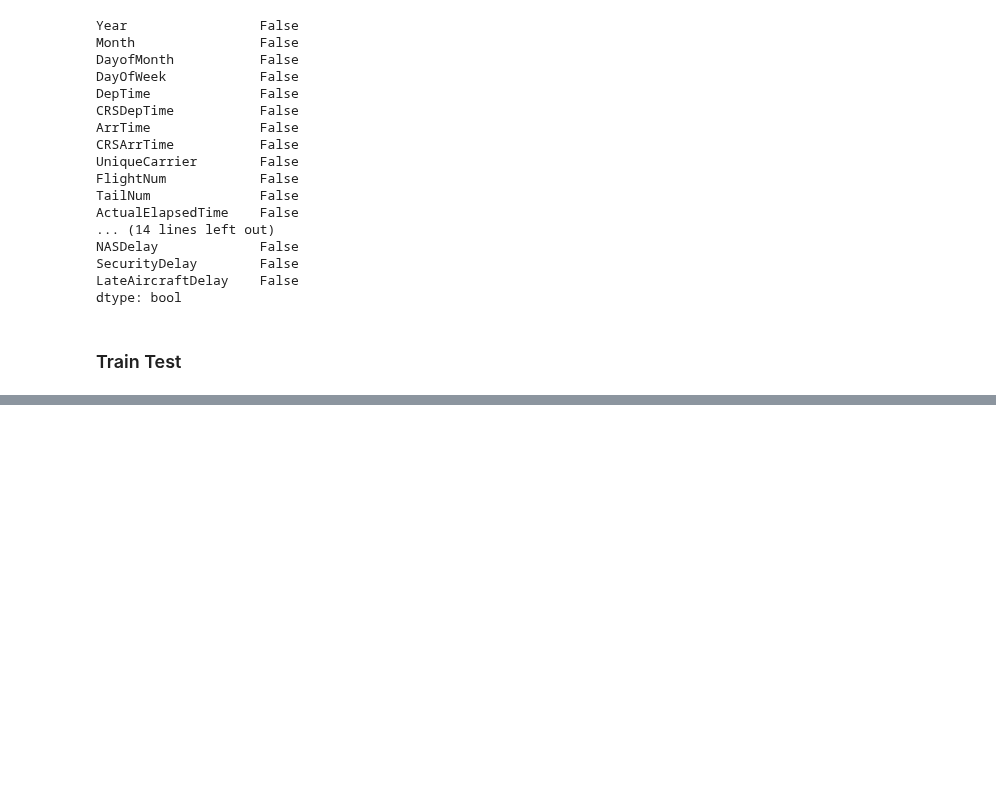
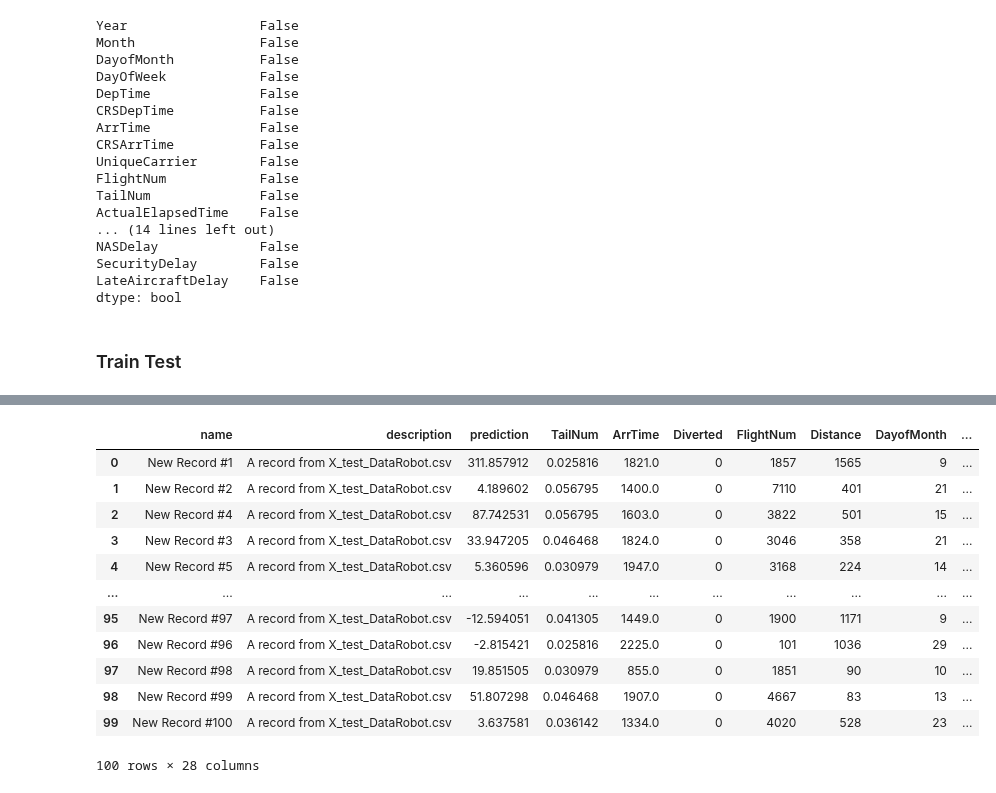
Before and after one commit to jesussantana/Supervised-Regression, a Jupyter notebook: notebooks/Train_Test_DataRobot.ipynb, the cells around one changed output, grey strips where cells are left out. Drawn from its saved outputs; the diff is of its cells as text; code cells hidden in the pictures; blank space fills up the shorter version.

```diff
--- a/notebooks/Train_Test_DataRobot.ipynb
+++ b/notebooks/Train_Test_DataRobot.ipynb
@@ -118,0 +150,2 @@ X_test.to_csv(path + "interim/X_test_DataRobot.csv", index = False, header = Tru
+# %%
+df_Predictions = pd.read_csv('../data/external/all_prediction_records_Delay_Flights_10%_Data.csv')
@@ -118,0 +154,16 @@ X_test.to_csv(path + "interim/X_test_DataRobot.csv", index = False, header = Tru
+# %%
+df_Predictions
+# %% [output]
+|  | name | description | prediction | TailNum | ArrTime | Diverted | FlightNum | Distance | DayofMonth | ... |
+| 0 | New Record #1 | A record from X_test_DataRobot.csv | 311.857912 | 0.025816 | 1821.0 | 0 | 1857 | 1565 | 9 | ... |
+| 1 | New Record #2 | A record from X_test_DataRobot.csv | 4.189602 | 0.056795 | 1400.0 | 0 | 7110 | 401 | 21 | ... |
+| 2 | New Record #4 | A record from X_test_DataRobot.csv | 87.742531 | 0.056795 | 1603.0 | 0 | 3822 | 501 | 15 | ... |
+| 3 | New Record #3 | A record from X_test_DataRobot.csv | 33.947205 | 0.046468 | 1824.0 | 0 | 3046 | 358 | 21 | ... |
+| 4 | New Record #5 | A record from X_test_DataRobot.csv | 5.360596 | 0.030979 | 1947.0 | 0 | 3168 | 224 | 14 | ... |
+| ... | ... | ... | ... | ... | ... | ... | ... | ... | ... | ... |
+| 95 | New Record #97 | A record from X_test_DataRobot.csv | -12.594051 | 0.041305 | 1449.0 | 0 | 1900 | 1171 | 9 | ... |
+| 96 | New Record #96 | A record from X_test_DataRobot.csv | -2.815421 | 0.025816 | 2225.0 | 0 | 101 | 1036 | 29 | ... |
+| 97 | New Record #98 | A record from X_test_DataRobot.csv | 19.851505 | 0.030979 | 855.0 | 0 | 1851 | 90 | 10 | ... |
+| 98 | New Record #99 | A record from X_test_DataRobot.csv | 51.807298 | 0.046468 | 1907.0 | 0 | 4667 | 83 | 13 | ... |
+| 99 | New Record #100 | A record from X_test_DataRobot.csv | 3.637581 | 0.036142 | 1334.0 | 0 | 4020 | 528 | 23 | ... |
+100 rows × 28 columns
```
Also changed, not shown: parts of 16 cells of this notebook, 2 other files.
